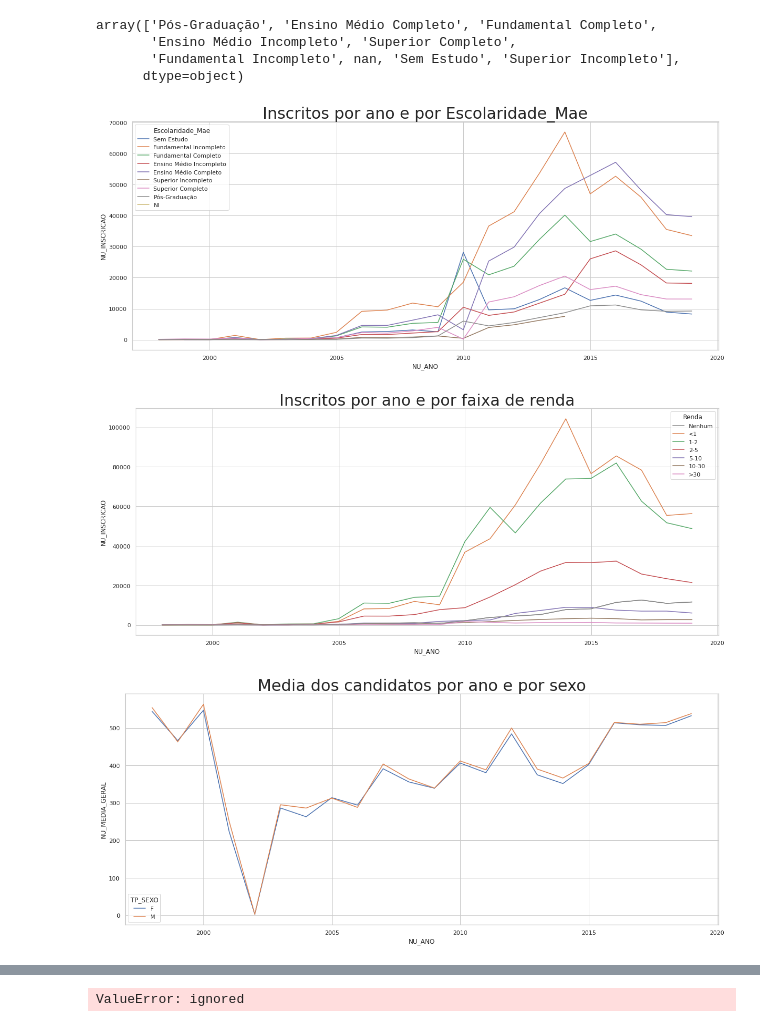
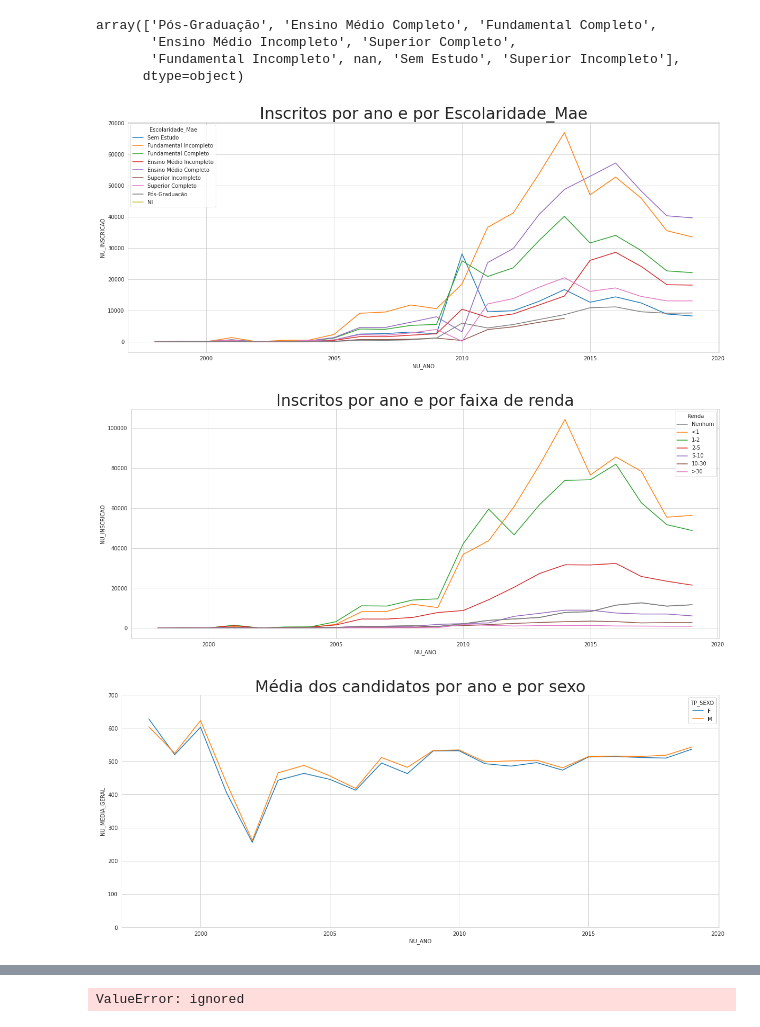
Before and after one commit to mariaeco/ICD_project_Maria, a Jupyter notebook: ProjetoICD_Maria_ExploracaoInicial.ipynb, the cells around one changed output, grey strips where cells are left out. Saved outputs shown, nothing was run; the diff lists cells and outputs as text; code cells hidden in the pictures.

```diff
--- a/ProjetoICD_Maria_ExploracaoInicial.ipynb
+++ b/ProjetoICD_Maria_ExploracaoInicial.ipynb
@@ -209,10 +199,0 @@ plt.title("Inscritos por ano e por raça", fontsize=30);
-# %%
-dfEnem.TP_DEPENDENCIA_ADM_ESC.replace({1:'Federal','1.0':'Federal','1':'Federal',
-                                       2:'Estadual','2.0':'Estadual','2':'Estadual',
-                                       3:'Municipal','3.0':'Municipal','3':'Municipal',
-                                       4:'Privada', '4.0':'Privada','4':'Privada',
-                                       ' ':'NaN'},
-                                      inplace=True)
-dfEnem.replace('NaN', np.nan, inplace=True)
-DepEsc_por_anos = dfEnem.groupby(by=['NU_ANO', 'TP_DEPENDENCIA_ADM_ESC'])['NU_INSCRICAO'].count().reset_index()
-DepEsc_por_anos.rename(columns = {'NU_INSCRICAO':'INSCRITOS'}, inplace = True)
@@ -253,13 +232,14 @@ array(['Pós-Graduação', 'Ensino Médio Completo', 'Fundamental Completo',
        'Fundamental Incompleto', nan, 'Sem Estudo', 'Superior Incompleto'],
       dtype=object)
 # %%
+df_Escolaridade_Mae = dfEnem.groupby(by=['NU_ANO', 'Escolaridade_Mae'])['NU_INSCRICAO'].count().reset_index()
 plt.subplots(figsize=(20,8))
 sns.set_style("whitegrid")
 hue_order = ['Sem Estudo', 'Fundamental Incompleto', 'Fundamental Completo', 'Ensino Médio Incompleto', 'Ensino Médio Completo', 'Superior Incompleto', 'Superior Completo', 'Pós-Graduação', 'NI']
 sns.lineplot(data=df_Escolaridade_Mae, x="NU_ANO", y="NU_INSCRICAO", hue="Escolaridade_Mae", ci=None, hue_order=hue_order)
 plt.title("Inscritos por ano e por Escolaridade_Mae", fontsize=30);
 # %% [output]
-[figure, old version]
+[figure, new version]
 # %%
 df_renda = dfEnem.groupby(by=['NU_ANO', 'Renda'])['NU_INSCRICAO'].count().reset_index()
 
@@ -269,15 +249,16 @@ hue_order = ['Nenhum', '<1', '1-2', '2-5', '5-10', '10-30', '>30', 'Nenhum']
 sns.lineplot(data=df_renda, x="NU_ANO", y="NU_INSCRICAO", hue="Renda", hue_order=hue_order)
 plt.title("Inscritos por ano e por faixa de renda", fontsize=30);
 # %% [output]
-[figure, old version]
+[figure, new version]
 # %%
 ############################ NÃO SEI SE ESSA INFORMAÇÃO TRAZ MUITO VALOR AGREGADO ############################
 
-df_media_sexo = dfEnem.groupby(by=['NU_ANO', 'TP_SEXO'])['NU_MEDIA_GERAL'].mean().reset_index()
+df_media_sexo = dfEnem.query('TP_PRESENCA == 1').groupby(by=['NU_ANO', 'TP_SEXO'])['NU_MEDIA_GERAL'].mean().reset_index()
 
 plt.subplots(figsize=(20,8))
 sns.set_style("whitegrid")
 sns.lineplot(data=df_media_sexo, x="NU_ANO", y="NU_MEDIA_GERAL", hue="TP_SEXO")
-plt.title("Media dos candidatos por ano e por sexo", fontsize=30);
+plt.ylim(0, 700)
+plt.title("Média dos candidatos por ano e por sexo", fontsize=30);
 # %% [output]
-[figure, old version]
+[figure, new version]
```
Also changed, not shown: parts of 19 cells of this notebook.
